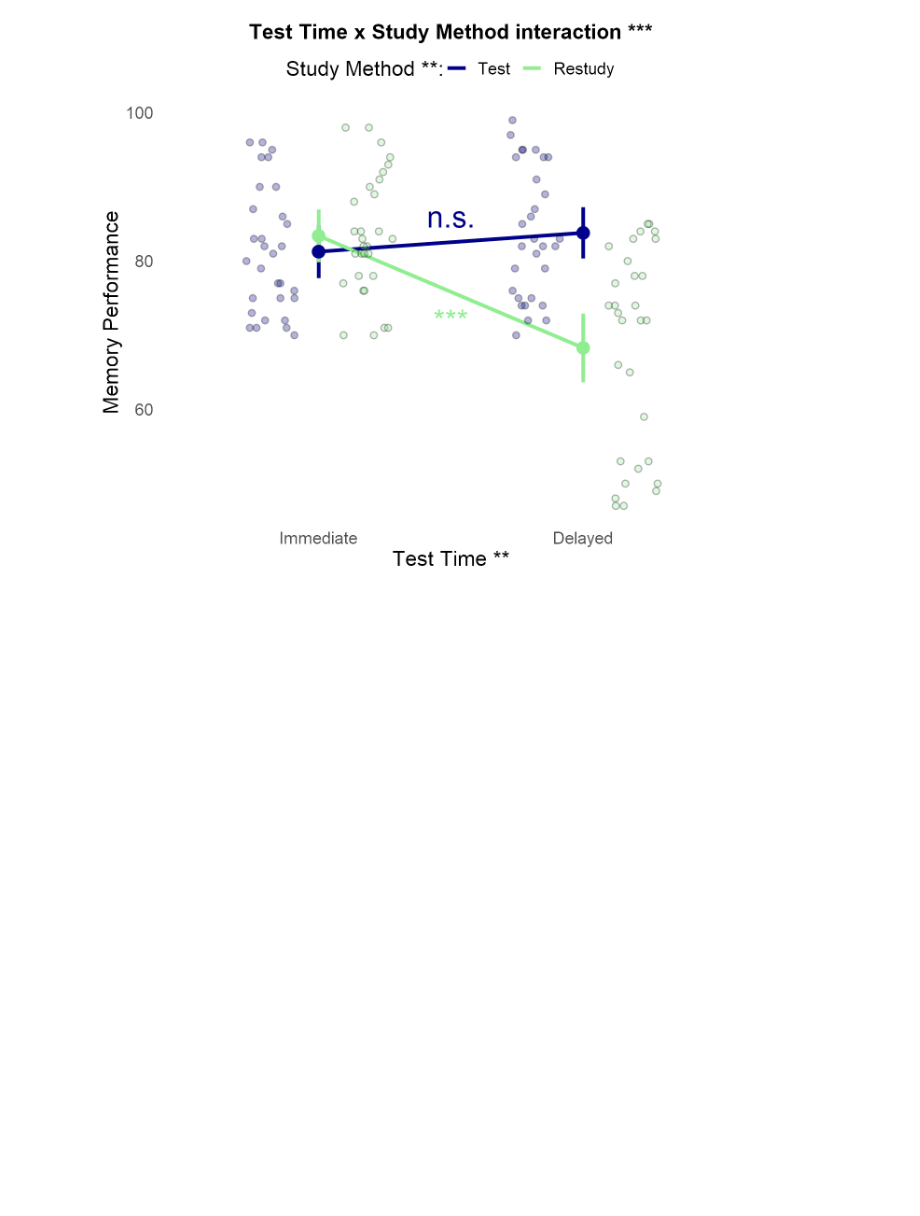
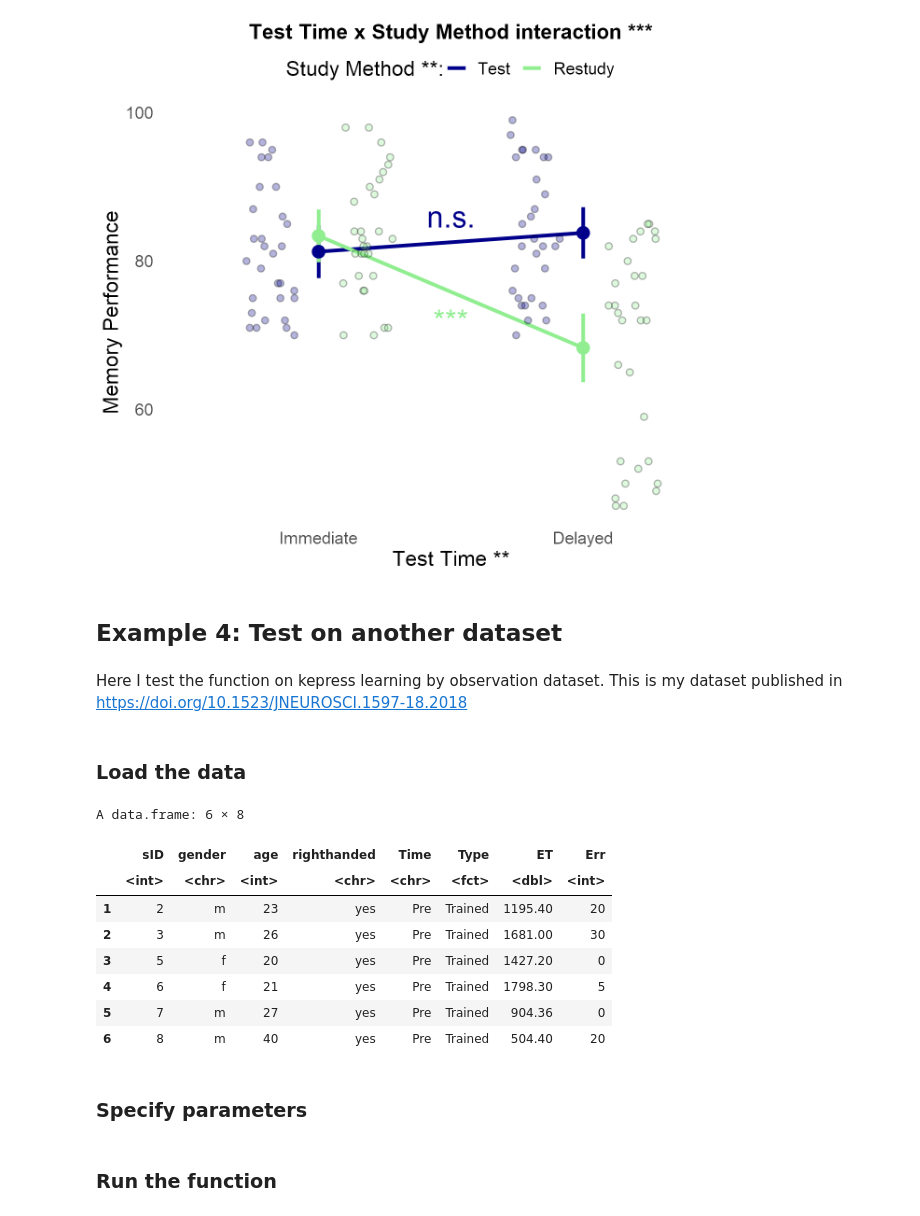
Before and after one commit to dcdace/R_functions, a Jupyter notebook: Notebook_rm_2by2_ANOVA.ipynb, the cells around one changed output. Cells and saved outputs as stored; diff of their text form; code cells hidden in the pictures; blank space fills up the shorter version.

```diff
--- a/Notebook_rm_2by2_ANOVA.ipynb
+++ b/Notebook_rm_2by2_ANOVA.ipynb
@@ -763,3 +764,31 @@ results$plot.anova +
   )
 # %% [output]
 [figure]
+# %% [markdown]
+## Example 4: Test on another dataset <a class="anchor" id="Example4"></a>
+# %% [markdown]
+Here I test the function on kepress learning by observation dataset. This is my dataset published in https://doi.org/10.1523/JNEUROSCI.1597-18.2018
+# %% [markdown]
+### Load the data
+# %%
+dataOL <-
+  read.csv('https://raw.githubusercontent.com/dcdace/E2fMRI_MVPA_PPI/master/Data/BehaviouralResults_longformat.csv')
+
+# Change the Type levels to better reflect the data content
+dataOL$Type <- factor(dataOL$Type,
+                               levels = c("TR", "UN"),
+                               labels = c("Trained", "Untrained"))
+
+head(dataOL)
+# %% [output]
+A data.frame: 6 × 8
+|  | sID | gender | age | righthanded | Time | Type | ET | Err |
+|  | <int> | <chr> | <int> | <chr> | <chr> | <fct> | <dbl> | <int> |
+| 1 | 2 | m | 23 | yes | Pre | Trained | 1195.40 | 20 |
+| 2 | 3 | m | 26 | yes | Pre | Trained | 1681.00 | 30 |
+| 3 | 5 | f | 20 | yes | Pre | Trained | 1427.20 | 0 |
+| 4 | 6 | f | 21 | yes | Pre | Trained | 1798.30 | 5 |
+| 5 | 7 | m | 27 | yes | Pre | Trained | 904.36 | 0 |
+| 6 | 8 | m | 40 | yes | Pre | Trained | 504.40 | 20 |
+# %% [markdown]
+### Specify parameters
@@ -765,0 +816,2 @@ results$plot.anova +
+# %% [markdown]
+### Run the function
```
Also changed, not shown: parts of 9 cells of this notebook.
